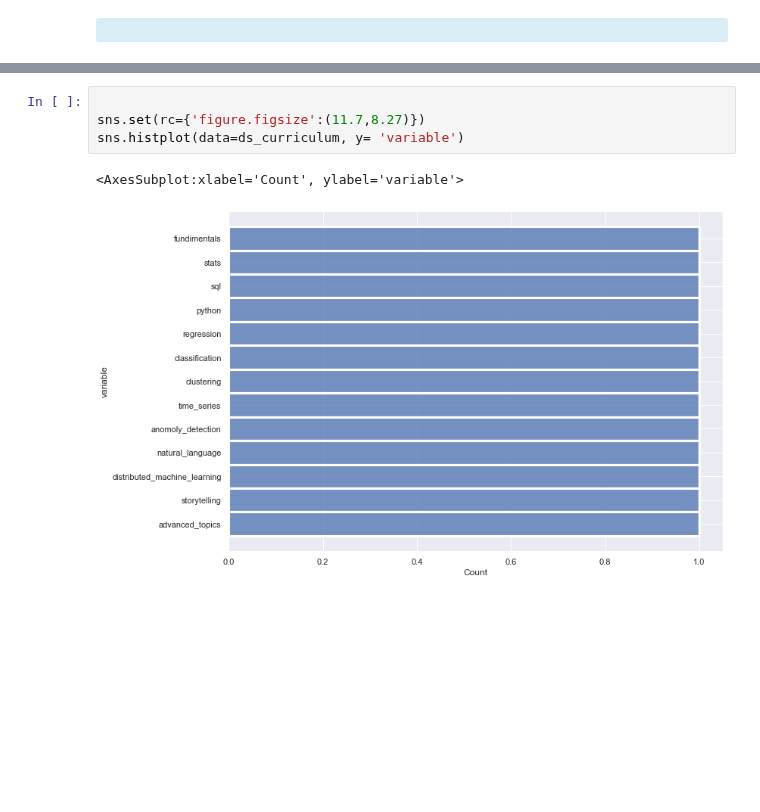
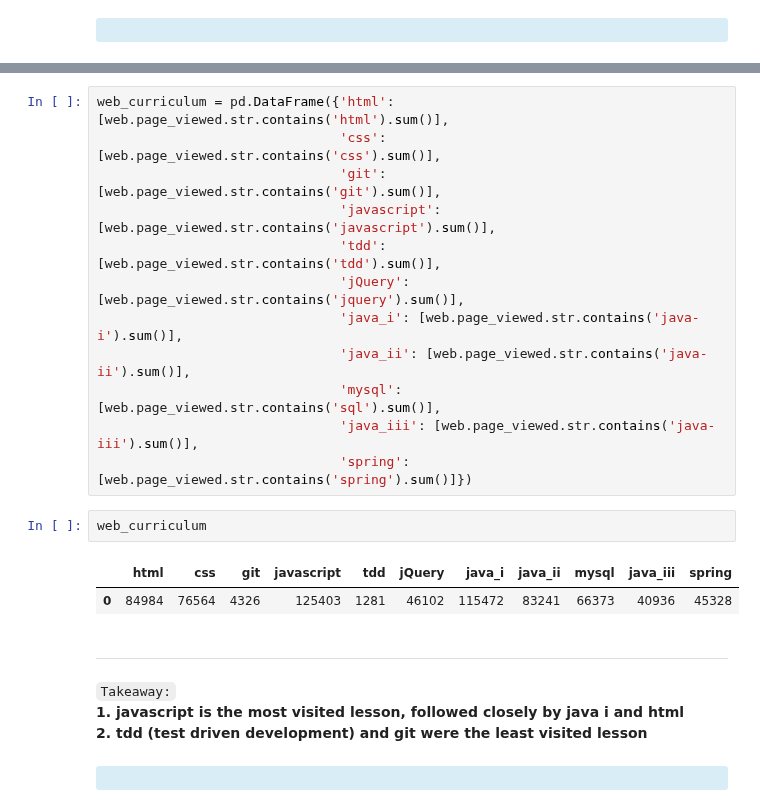
Before and after one commit to CSolitaire/anomaly-detection-exercises, a Jupyter notebook: anomaly_detection_mini_project.ipynb, the cells around one changed output, grey strips where cells are left out. Drawn from its saved outputs; the diff is of its cells as text; blank space fills up the shorter version.

```diff
--- a/anomaly_detection_mini_project.ipynb
+++ b/anomaly_detection_mini_project.ipynb
@@ -514,7 +458,24 @@ curie.tail(300)
-# %%
-
-sns.set(rc={'figure.figsize':(11.7,8.27)})
-sns.histplot(data=ds_curriculum, y= 'variable')
-# %% [output]
-<AxesSubplot:xlabel='Count', ylabel='variable'>
-[figure, removed]
+# %%
+web_curriculum = pd.DataFrame({'html': [web.page_viewed.str.contains('html').sum()],
+                               'css': [web.page_viewed.str.contains('css').sum()],
+                               'git': [web.page_viewed.str.contains('git').sum()],
+                               'javascript': [web.page_viewed.str.contains('javascript').sum()],
+                               'tdd': [web.page_viewed.str.contains('tdd').sum()],
+                               'jQuery': [web.page_viewed.str.contains('jquery').sum()],
+                               'java_i': [web.page_viewed.str.contains('java-i').sum()],
+                               'java_ii': [web.page_viewed.str.contains('java-ii').sum()],
+                               'mysql': [web.page_viewed.str.contains('sql').sum()],
+                               'java_iii': [web.page_viewed.str.contains('java-iii').sum()],
+                               'spring': [web.page_viewed.str.contains('spring').sum()]})
+# %%
+web_curriculum
+# %% [output]
+|  | html | css | git | javascript | tdd | jQuery | java_i | java_ii | mysql | java_iii | spring |
+| 0 | 84984 | 76564 | 4326 | 125403 | 1281 | 46102 | 115472 | 83241 | 66373 | 40936 | 45328 |
+# %% [markdown]
+***
+`Takeaway:`
+**1. javascript is the most visited lesson, followed closely by java i and html**
+**2. tdd (test driven development) and git were the least visited lesson**
+# %% [markdown]
+<div class="alert alert-block alert-info"><b></b></div>
```
Also changed, not shown: parts of 10 cells of this notebook.
